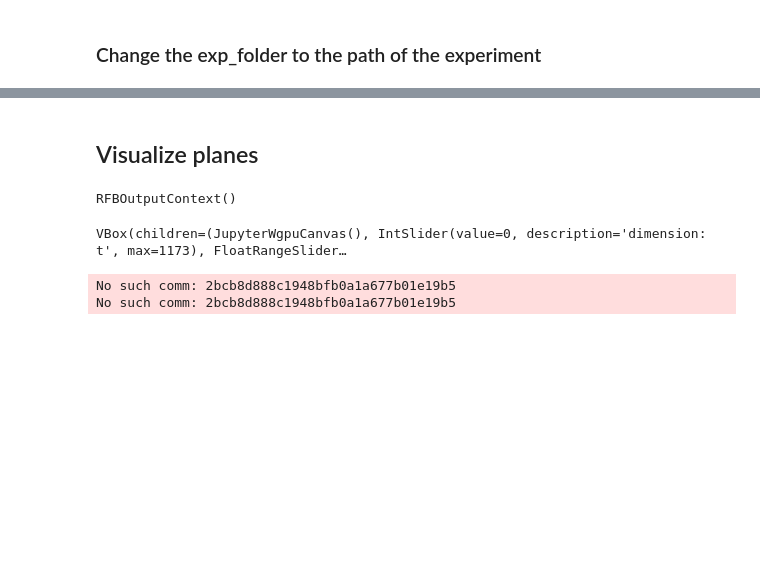
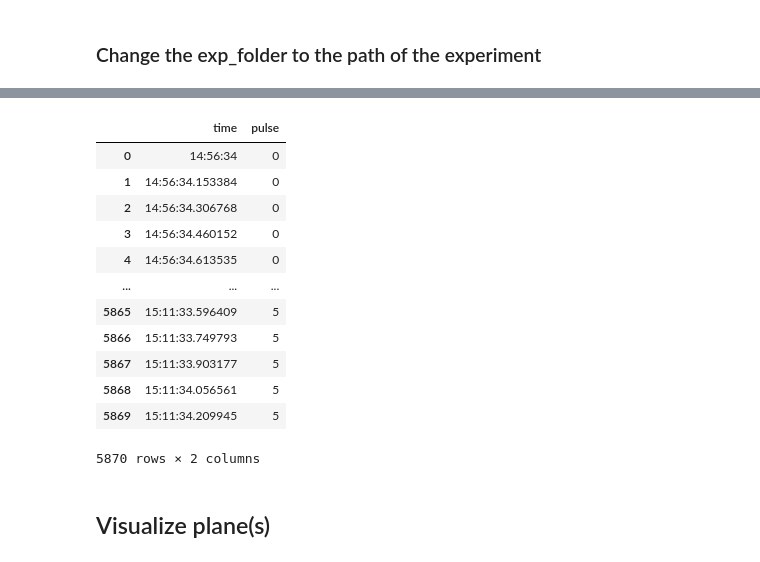
Before and after one commit to minel-arinel/caImageAnalysis, a Jupyter notebook: notebooks/0_bruker.ipynb, the cells around one changed output, grey strips where cells are left out. Drawn from its saved outputs; the diff is of its cells as text; code cells hidden in the pictures; blank space fills up the shorter version.

```diff
--- a/notebooks/0_bruker.ipynb
+++ b/notebooks/0_bruker.ipynb
@@ -90,10 +112,18 @@ The code that caused this warning is on line 46 of the file /Users/minelarinel/c
+# %%
+fish.frametimes_df
+# %% [output]
+|  | time | pulse |
+| 0 | 14:56:34 | 0 |
+| 1 | 14:56:34.153384 | 0 |
+| 2 | 14:56:34.306768 | 0 |
+| 3 | 14:56:34.460152 | 0 |
+| 4 | 14:56:34.613535 | 0 |
+| ... | ... | ... |
+| 5865 | 15:11:33.596409 | 5 |
+| 5866 | 15:11:33.749793 | 5 |
+| 5867 | 15:11:33.903177 | 5 |
+| 5868 | 15:11:34.056561 | 5 |
+| 5869 | 15:11:34.209945 | 5 |
+5870 rows × 2 columns
 # %% [markdown]
-## Visualize planes
+## Visualize plane(s)
-# %%
-iw = visualize_volumes(fish)
-iw.show()
-# %% [output]
-RFBOutputContext()
-VBox(children=(JupyterWgpuCanvas(), IntSlider(value=0, description='dimension: t', max=1173), FloatRangeSlider…
-No such comm: 2bcb8d888c1948bfb0a1a677b01e19b5
-No such comm: 2bcb8d888c1948bfb0a1a677b01e19b5
```
Also changed, not shown: parts of 10 cells of this notebook, 1 other file.
